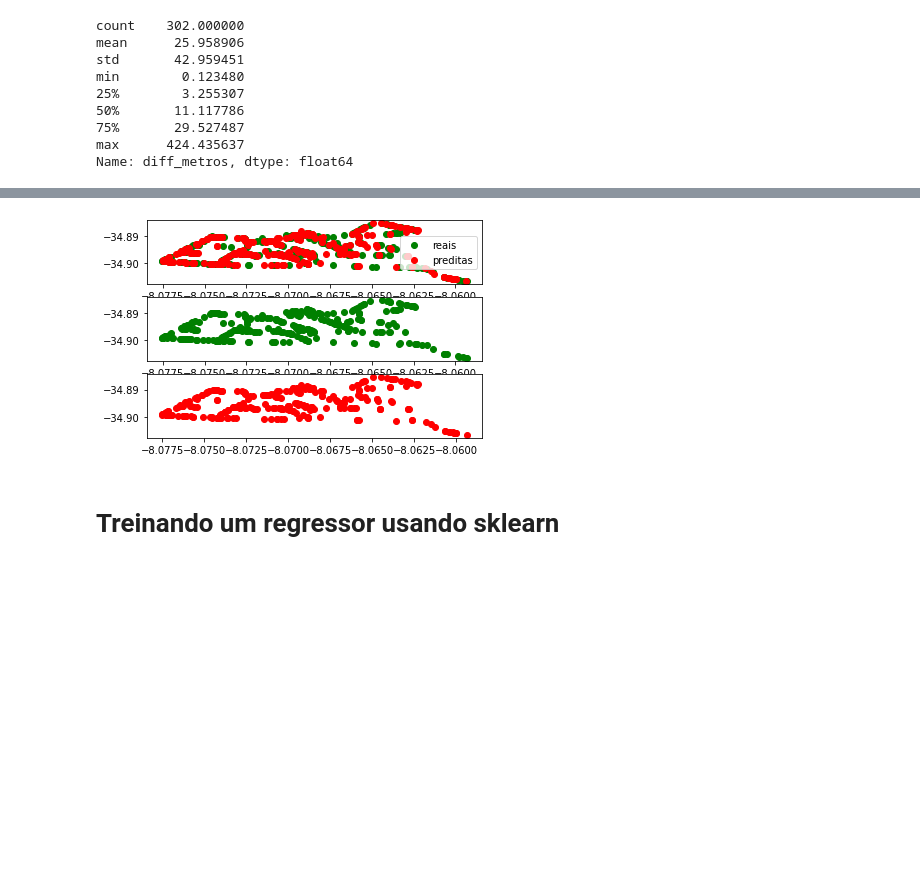
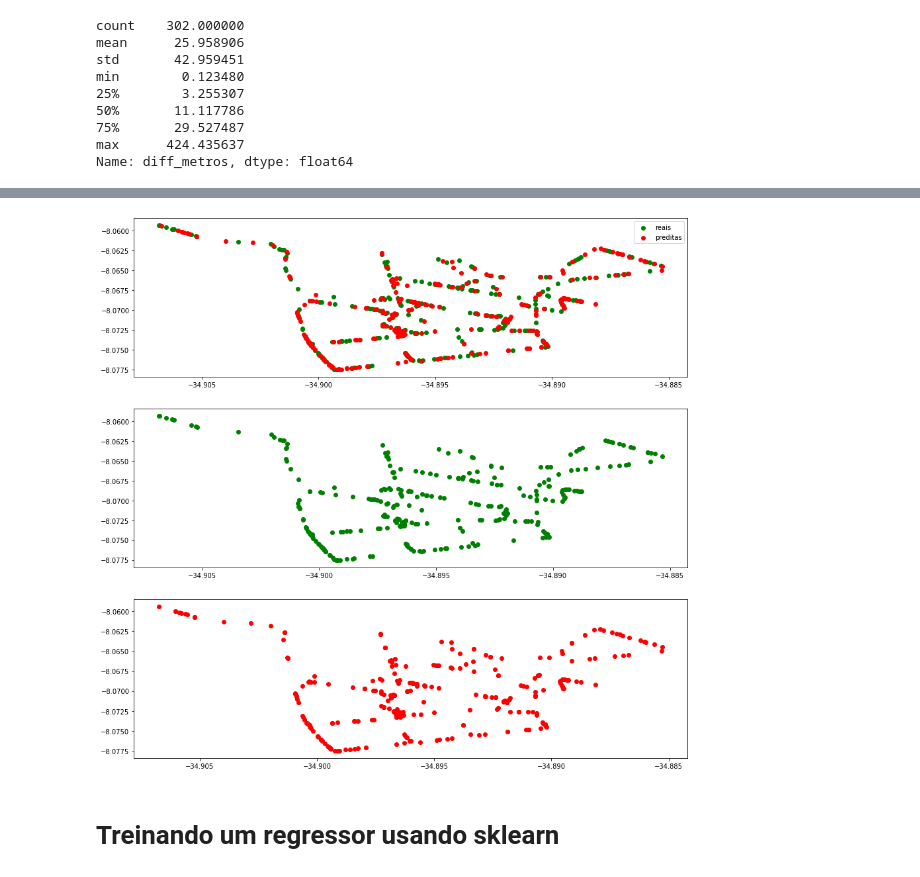
Before and after one commit to mikaelsilva/Comunicacoes_moveis, a Jupyter notebook: projeto_comunicações.ipynb, the cells around one changed output, grey strips where cells are left out. Saved outputs shown, nothing was run; the diff lists cells and outputs as text; code cells hidden in the pictures; blank space fills up the shorter version.

```diff
--- a/projeto_comunicações.ipynb
+++ b/projeto_comunicações.ipynb
@@ -233,20 +252,20 @@ df2['diff_metros'].plot(kind='box')
 # %%
-fig, (ax1, ax2, ax3) = plt.subplots(3)
-ax1.scatter(df2['lat'],df2['lon'], c='green')
-ax1.scatter(df2['lat_pred'],df2['lon_pred'], c='red')
+fig, (ax1, ax2, ax3) = plt.subplots(3,figsize=(15,15))
+ax1.scatter(df2['lon'],df2['lat'], c='green')
+ax1.scatter(df2['lon_pred'],df2['lat_pred'], c='red')
 #ax1.title('Mapa de comparação:')
 ax1.legend(["reais","preditas"])
 
-ax2.scatter(df2['lat'],df2['lon'], c='green')
+ax2.scatter(df2['lon'],df2['lat'], c='green')
 #ax2.title('Reais:')
 
-ax3.scatter(df2['lat_pred'],df2['lon_pred'], c='red')
+ax3.scatter(df2['lon_pred'],df2['lat_pred'], c='red')
 #ax3.title('Preditas')
 
 
 fig.show()
 # %% [output]
-[figure, old version]
+[figure, new version]
 # %% [markdown]
 # Treinando um regressor usando sklearn
 # %% [markdown]
```
Also changed, not shown: parts of 11 cells of this notebook.
